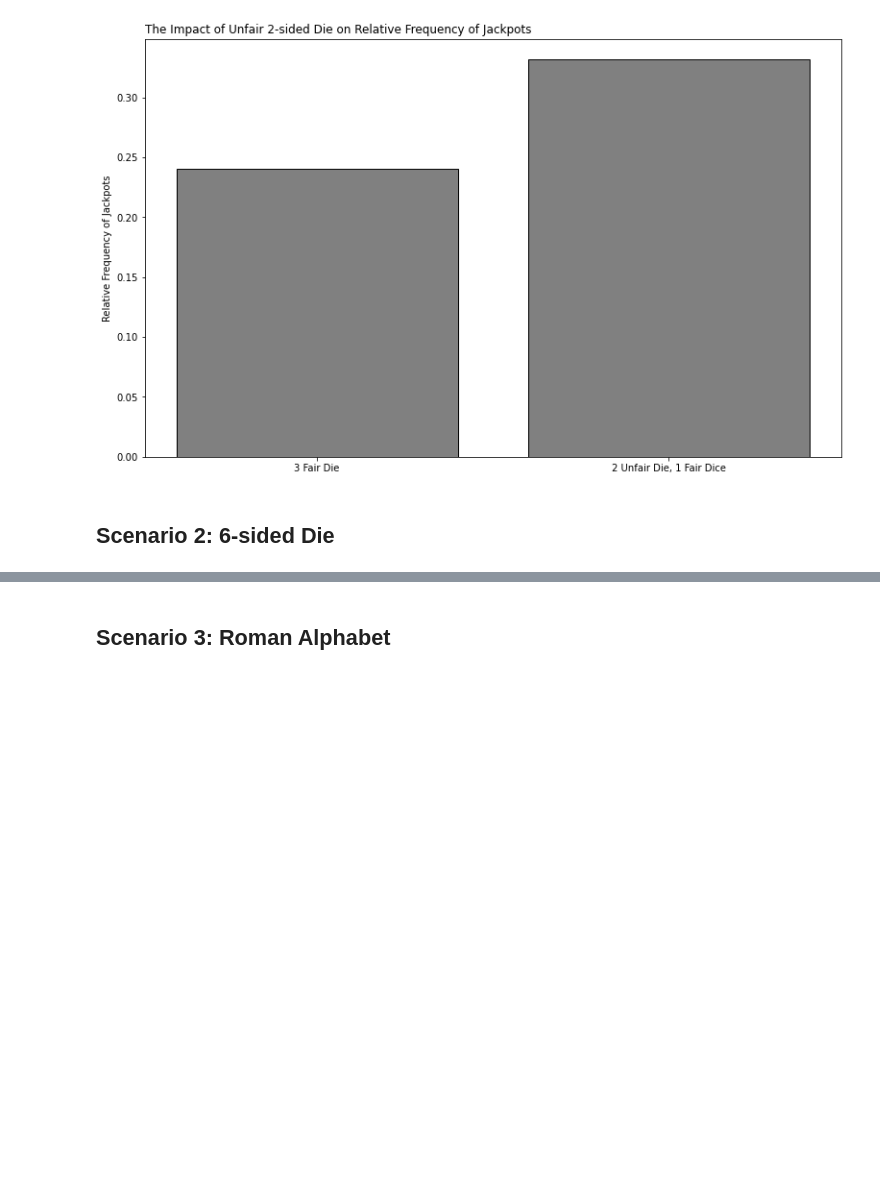
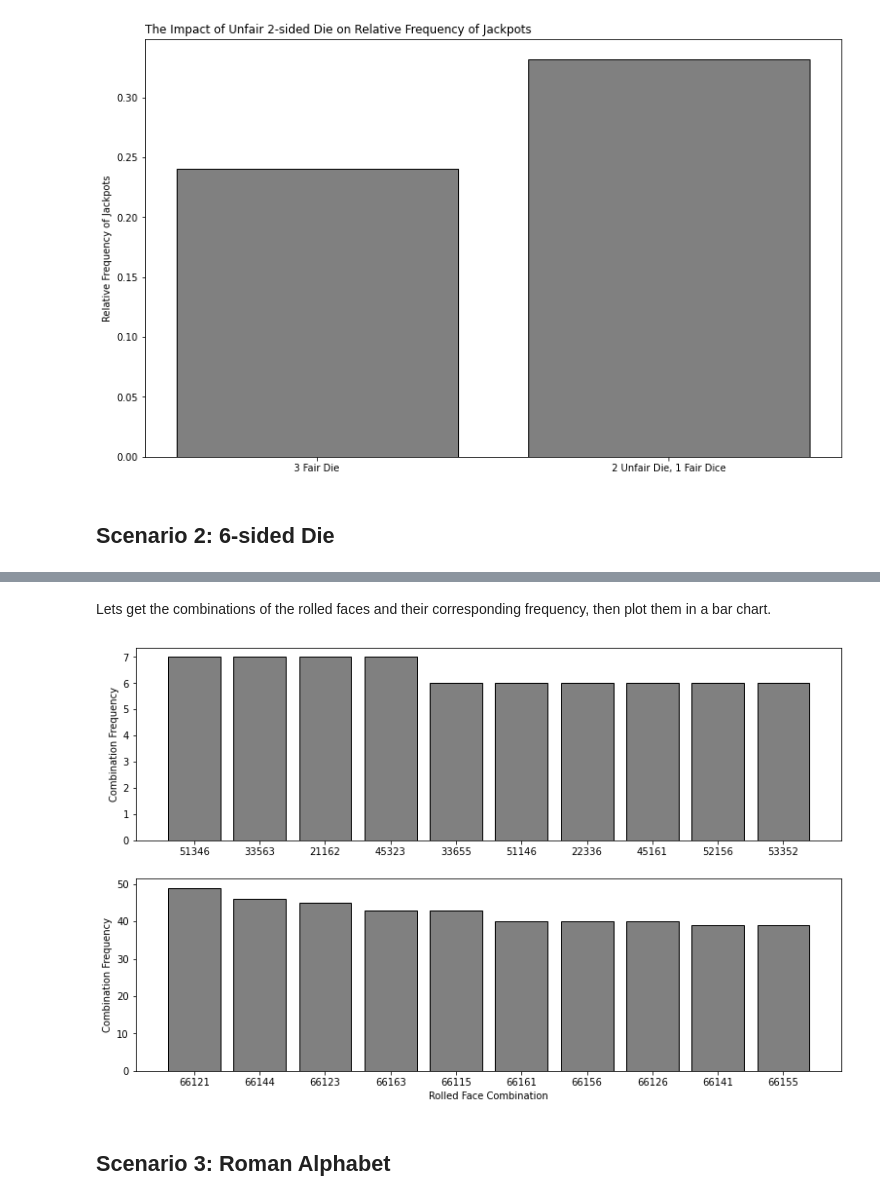
Before and after one commit to alexdlilly/DS-5100-Project-Repo, a Jupyter notebook: Montecarlo_demo/final-project-submission.ipynb, the cells around one changed output, grey strips where cells are left out. Cells and saved outputs as stored; diff of their text form; code cells hidden in the pictures; blank space fills up the shorter version.

Commit message:
Added barplot of Scenario 2 rolled faces combination frequency

```diff
--- a/Montecarlo_demo/final-project-submission.ipynb
+++ b/Montecarlo_demo/final-project-submission.ipynb
@@ -321,3 +335,28 @@ plt.show()
+# %% [markdown]
+Lets get the combinations of the rolled faces and their corresponding frequency, then plot them in a bar chart.
+# %%
+
+name_fair = []
+frequency_fair = []
+for i in range(len(Fair_Combo)):
+    name_fair.append(''.join(str(e) for e in list(Fair_Combo.index[i])))
+    frequency_fair.append(Fair_Combo.values[i][0])
+
+name_unfair = []
+frequency_unfair = []
+for i in range(len(Unfair_Combo)):
+    name_unfair.append(''.join(str(e) for e in list(Unfair_Combo.index[i])))
+    frequency_unfair.append(Unfair_Combo.values[i][0])
+
+fig, ax = plt.subplots(2,figsize=(13,8))
+ax[0].bar(name_fair, frequency_fair,color='gray',edgecolor='black')
+ax[0].set(ylabel = 'Combination Frequency')
+ax[1].bar(name_unfair, frequency_unfair,color='gray',edgecolor='black')
+ax[1].set(ylabel = 'Combination Frequency')
+ax[1].set(xlabel = 'Rolled Face Combination')
+plt.show()
+# %% [output]
+[figure, added]
 # %% [markdown]
 ## Scenario 3: Roman Alphabet
 # %%
```
Also changed, not shown: parts of 2 cells of this notebook.
